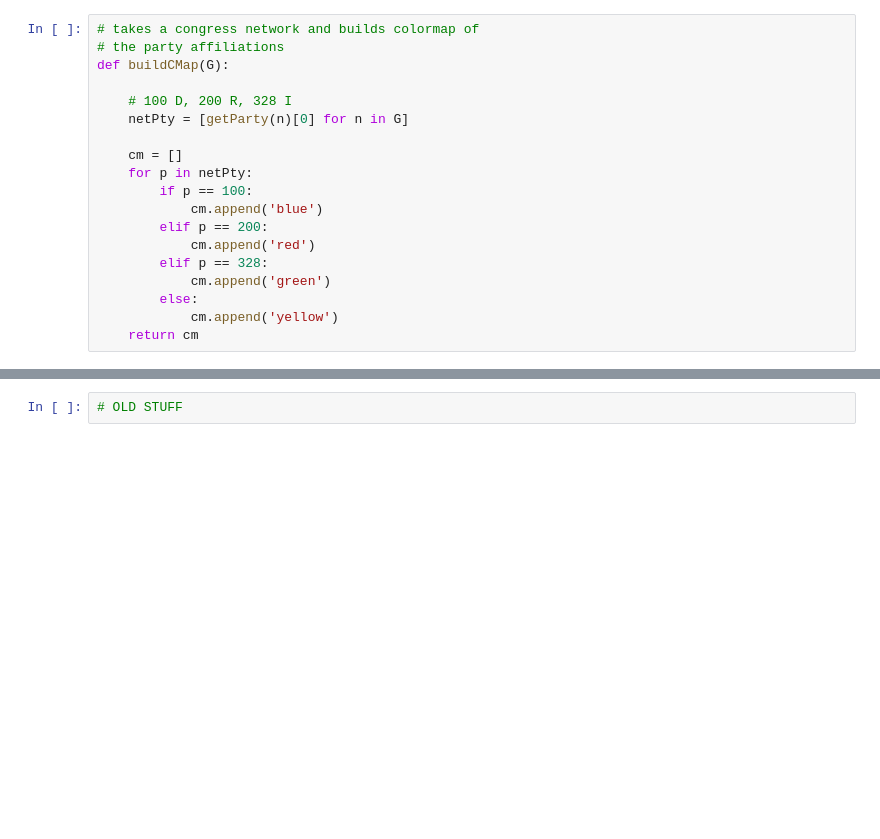
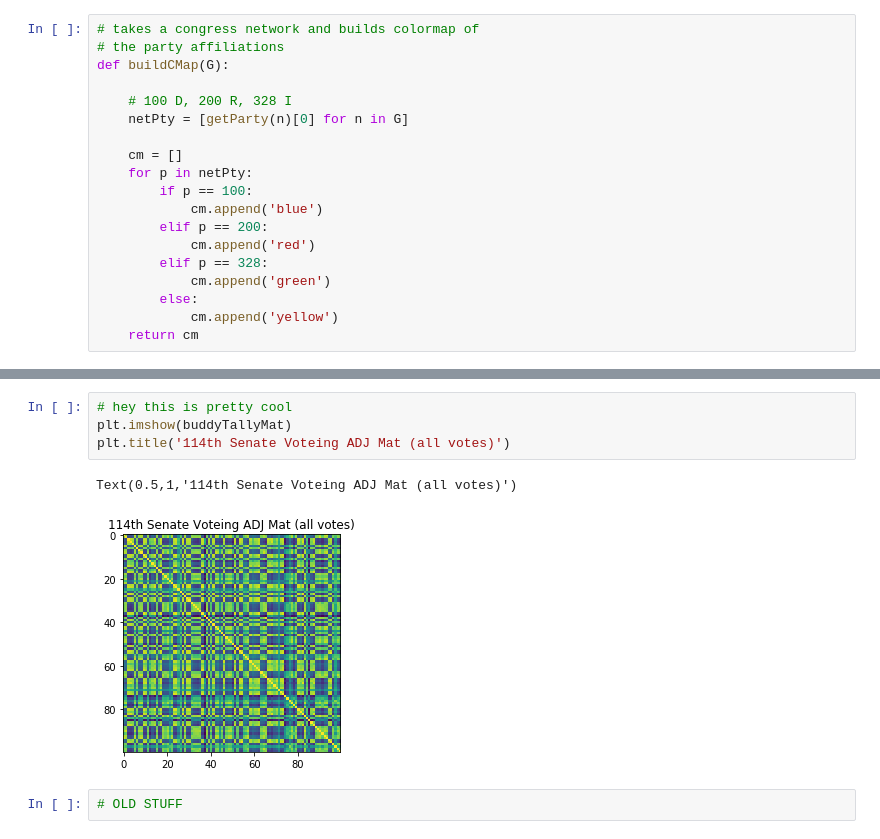
Before and after one commit to kwcooper/congress_analysis, a Jupyter notebook: roll2.ipynb, the cells around one changed output, grey strips where cells are left out. Cells and saved outputs as stored; diff of their text form; blank space fills up the shorter version.

```diff
--- a/roll2.ipynb
+++ b/roll2.ipynb
@@ -838,3 +909,10 @@ nx.draw(G,pos=nx.circular_layout(G),node_color=cm,with_labels=False)
+# %%
+# hey this is pretty cool
+plt.imshow(buddyTallyMat)
+plt.title('114th Senate Voteing ADJ Mat (all votes)')
+# %% [output]
+Text(0.5,1,'114th Senate Voteing ADJ Mat (all votes)')
+[figure, added]
 # %%
 # OLD STUFF
 # %%
```
Also changed, not shown: parts of 32 cells of this notebook.
